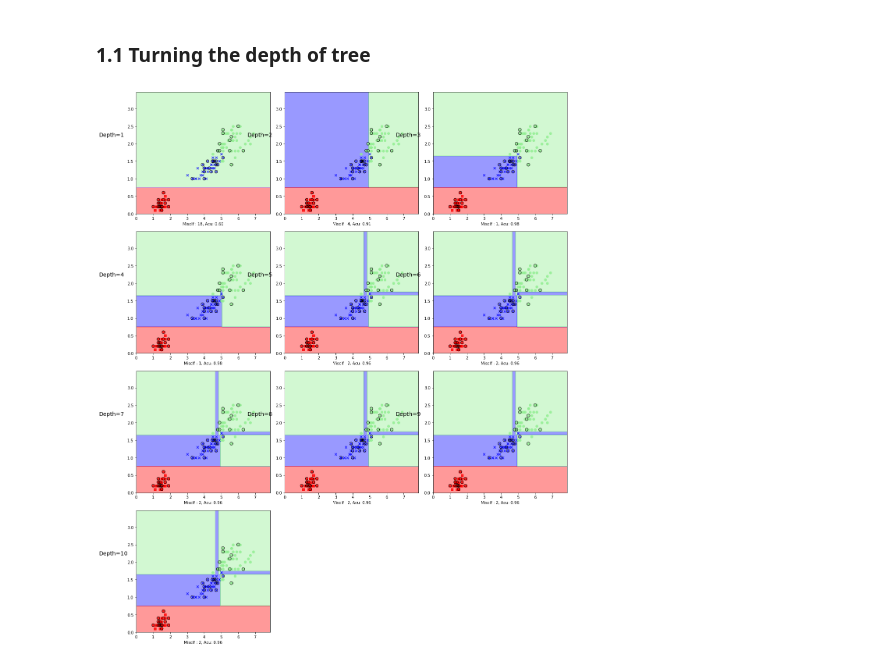
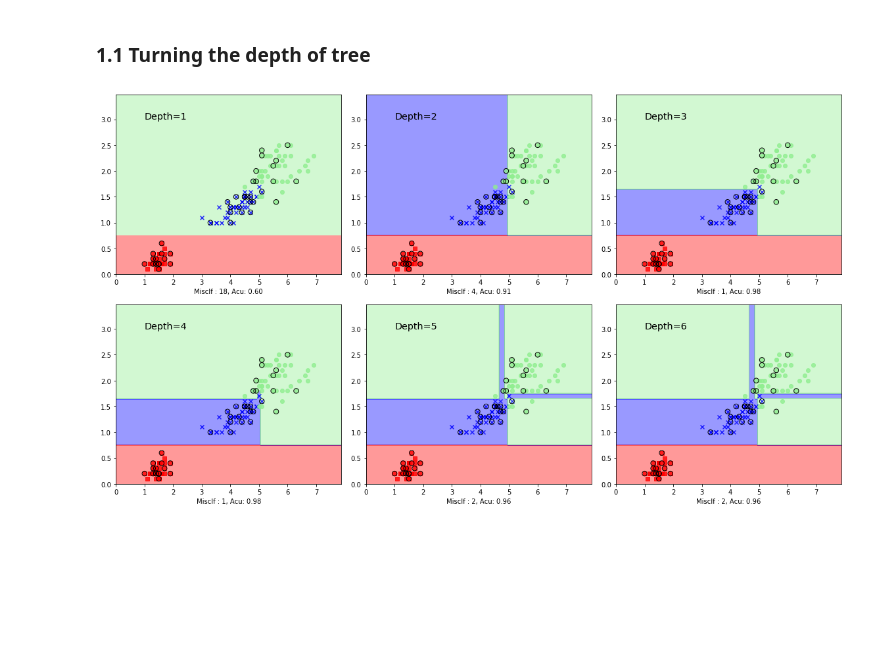
Before and after one commit to juifa-tsai/workbook_MachineLearning, a Jupyter notebook: Python_ML_SR/Chapter_03/example_04_TreeAlgorithms.ipynb, the cells around one changed output. Saved outputs shown, nothing was run; the diff lists cells and outputs as text; code cells hidden in the pictures; blank space fills up the shorter version.

Commit message:
Updae decision tree perfomance and Graphviz plot

```diff
--- a/Python_ML_SR/Chapter_03/example_04_TreeAlgorithms.ipynb
+++ b/Python_ML_SR/Chapter_03/example_04_TreeAlgorithms.ipynb
@@ -43,14 +43,15 @@ import numpy as np
 def gini(p):
     return (p)*(1-p) + (1-p)*(1-(1-p))
 def entropy(p):
-    return - p*np.log2(p) - (1-p)*np.log2(1-p)
+    if p != 0 and p != 1: return - p*np.log2(p) - (1-p)*np.log2(1-p)
+    return 0
 def error(p):
     return 1 - np.max([p, 1-p])
-x = np.arange(0., 1., 0.01)
+x = np.arange(0., 1.01, 0.01)
 
-ent    = [entropy(p) if p !=0 else None for p in x] # log2 can't input 0
-ent_sc = [e*0.5 if e else None for e in ent]
-err = [error(p) for p in x] # max function can't for list
+ent    = [entropy(p) for p in x] # log2 can't input 0
+ent_sc = [e*0.5 for e in ent]
+err    = [error(p) for p in x] # max function can't for list
 
 fig = plt.figure(figsize=(8, 6))
 ax = plt.subplot(111)
@@ -128,21 +124,21 @@ plt.show()
 # %% [markdown]
 ### 1.1 Turning the depth of tree
 # %%
-N_d = 10
+N_d = 6
 trees = []
 for i in range(N_d):
     trees.append(DecisionTreeClassifier(criterion='entropy', max_depth=i+1, random_state=0))
     trees[i].fit(X_train, y_train)
 # %%
 r = int(N_d/3)
-fig = plt.figure(figsize=(16, N_d*2))
+fig = plt.figure(figsize=(16, N_d*1.5))
 for i in range(N_d):
     fig.add_subplot( r if N_d%3 is 0 else r+1, 3, i+1 )
     plot_decision_regions( X=X_combined, y=y_combined, classifier=trees[i], test_idx=range(105,150), highlightSize=55 )
-    plt.text(-2.2, 2.2, 'Depth='+str(i+1), fontsize='x-large')
+    plt.text(1, 3, 'Depth='+str(i+1), fontsize='x-large')
     y_pred_ = trees[i].predict(X_test)
     plt.xlabel('Misclf : %d, Acu: %.2f'%( (y_test != y_pred_).sum(), trees[i].score(X_test, y_test) ) )
 plt.tight_layout()
 plt.show()
 # %% [output]
-[figure, old version]
+[figure, new version]
```
Also changed, not shown: parts of 6 cells of this notebook.
